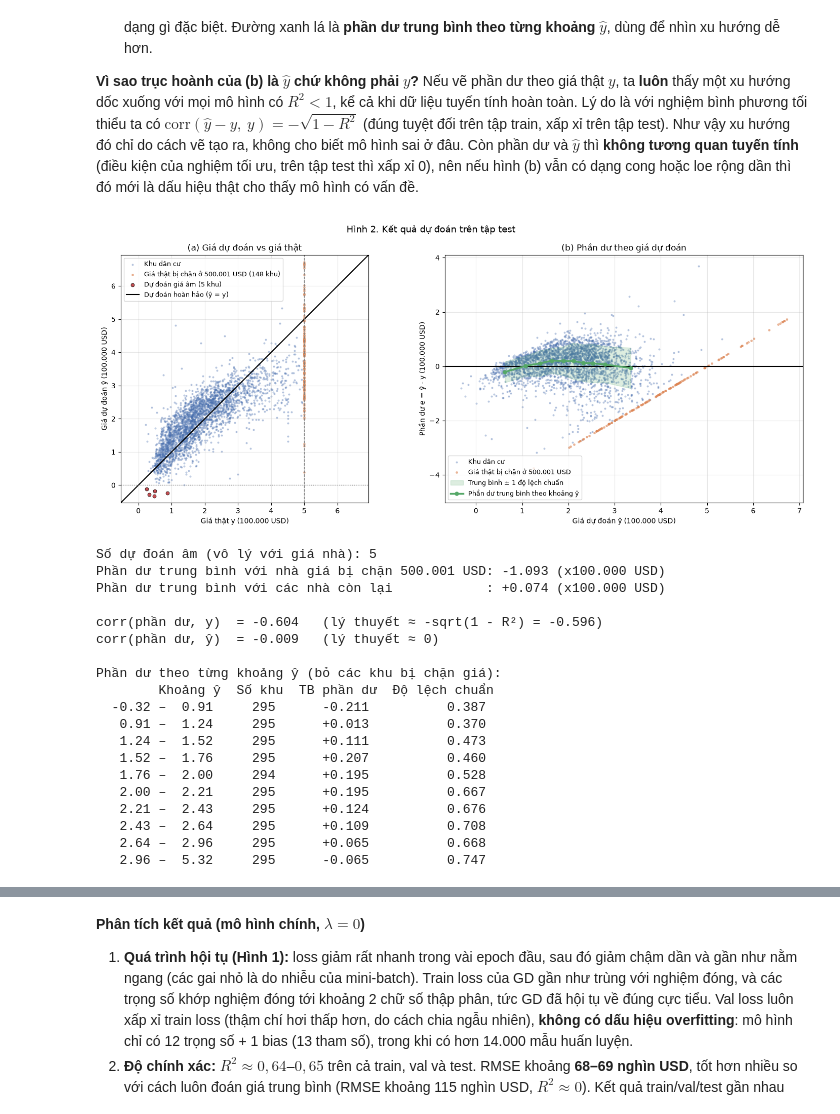
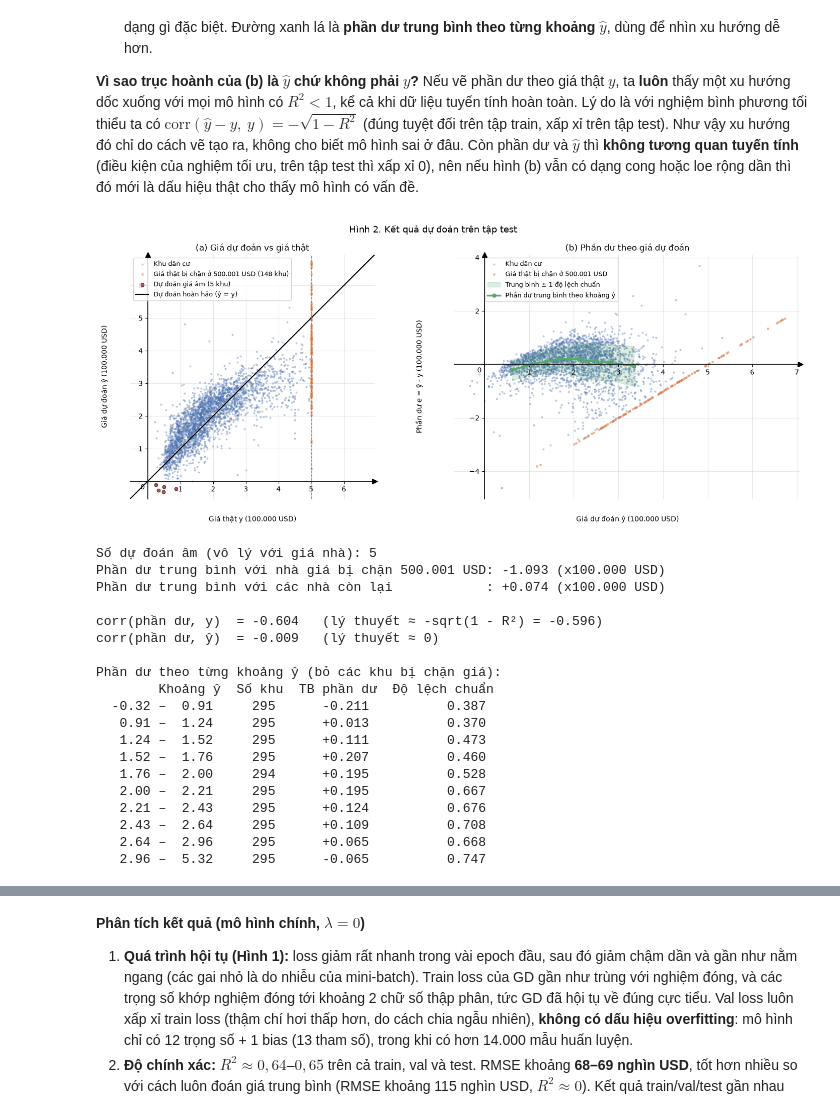
Before and after one commit to ledanhquan36/17A1_KHDL, a Jupyter notebook: BaiTap_Tuan2_LinearRegression.ipynb, the cells around one changed output, grey strips where cells are left out. Cells and saved outputs as stored; diff of their text form; code cells hidden in the pictures.

```diff
--- a/BaiTap_Tuan2_LinearRegression.ipynb
+++ b/BaiTap_Tuan2_LinearRegression.ipynb
@@ -761,7 +803,6 @@ hi = max(y_test.max(), y_pred_test.max())
 pad = 0.03 * (hi - lo)
 lims = (lo - pad, hi + pad)
 ax.plot(lims, lims, color="black", lw=1.5, label="Dự đoán hoàn hảo (ŷ = y)")
-ax.axhline(0, color="gray", lw=1, ls=":")
 ax.axvline(5.00001, color="gray", lw=1, ls="--")
 ax.set_xlim(lims)
 ax.set_ylim(lims)
@@ -777,7 +818,6 @@ ax.scatter(y_pred_test[~capped], residual[~capped], s=4, alpha=0.3, color=C_NORM
            label="Khu dân cư")
 ax.scatter(y_pred_test[capped], residual[capped], s=6, alpha=0.5, color=C_CAPPED,
            label="Giá thật bị chặn ở 500.001 USD")
-ax.axhline(0, color="black", lw=1.5)
 
 # Chia ŷ (của các khu không bị chặn giá) thành 10 khoảng có số điểm bằng nhau,
 # tính trung bình và độ lệch chuẩn của phần dư trong từng khoảng
@@ -791,36 +831,37 @@ bin_std = np.array([res_ok[bin_id == k].std() for k in range(n_bins)])
 
 ax.fill_between(bin_center, bin_mean - bin_std, bin_mean + bin_std,
                 color=C_TREND, alpha=0.2, label="Trung bình ± 1 độ lệch chuẩn")
 ax.plot(bin_center, bin_mean, "o-", color=C_TREND, lw=2.5, ms=5,
         label="Phần dư trung bình theo khoảng ŷ")
 ax.set_xlabel("Giá dự đoán ŷ (100.000 USD)")
 ax.set_ylabel("Phần dư e = ŷ - y (100.000 USD)")
 ax.set_title("(b) Phần dư theo giá dự đoán")
-ax.legend(loc="lower left", fontsize=9)
+ax.legend(loc="upper left", bbox_to_anchor=(0.08, 1.0), fontsize=9)
 
 fig.suptitle("Hình 2. Kết quả dự đoán trên tập test", fontsize=13)
+oxy_axes(axes[0])
+oxy_axes(axes[1])   # trục hoành (e = 0) chính là đường phần dư bằng 0
 plt.tight_layout()
-unify_origin(fig)
 plt.show()
 
 # ---------- Các con số dùng cho phần phân tích ----------
 print("Số dự đoán âm (vô lý với giá nhà):", int(negative.sum()))
 print(f"Phần dư trung bình với nhà giá bị chặn 500.001 USD: {residual[capped].mean():+.3f} (x100.000 USD)")
 print(f"Phần dư trung bình với các nhà còn lại            : {residual[~capped].mean():+.3f} (x100.000 USD)")
 
 # Vì sao không vẽ phần dư theo y: tương quan với y luôn âm, với ŷ thì ≈ 0
 r2_test = results["Test"]["R2"]
 print(f"\ncorr(phần dư, y)  = {np.corrcoef(residual, y_test)[0, 1]:+.3f}"
       f"   (lý thuyết ≈ -sqrt(1 - R²) = {-np.sqrt(1 - r2_test):+.3f})")
 print(f"corr(phần dư, ŷ)  = {np.corrcoef(residual, y_pred_test)[0, 1]:+.3f}   (lý thuyết ≈ 0)")
 
 print("\nPhần dư theo từng khoảng ŷ (bỏ các khu bị chặn giá):")
 print(f"{'Khoảng ŷ':>16s}{'Số khu':>8s}{'TB phần dư':>12s}{'Độ lệch chuẩn':>15s}")
 for k in range(n_bins):
     print(f"{edges[k]:7.2f} – {edges[k + 1]:5.2f}{np.sum(bin_id == k):8d}"
           f"{bin_mean[k]:+12.3f}{bin_std[k]:15.3f}")
 # %% [output]
-[figure, old version]
+[figure, new version]
 Số dự đoán âm (vô lý với giá nhà): 5
 Phần dư trung bình với nhà giá bị chặn 500.001 USD: -1.093 (x100.000 USD)
 Phần dư trung bình với các nhà còn lại            : +0.074 (x100.000 USD)
```
Also changed, not shown: parts of 7 cells of this notebook.
